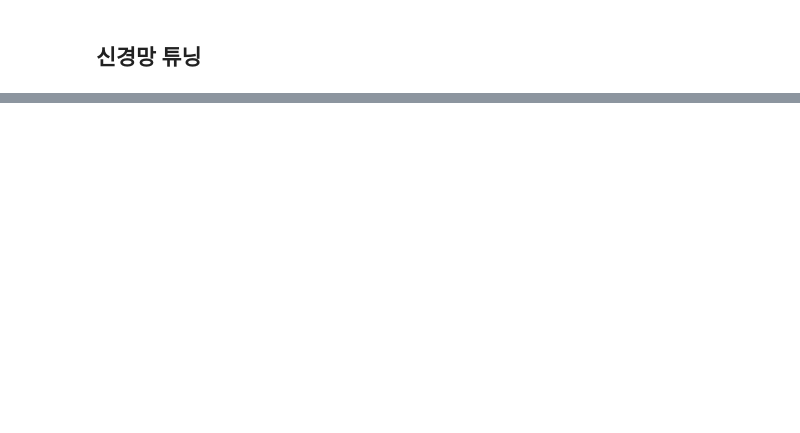
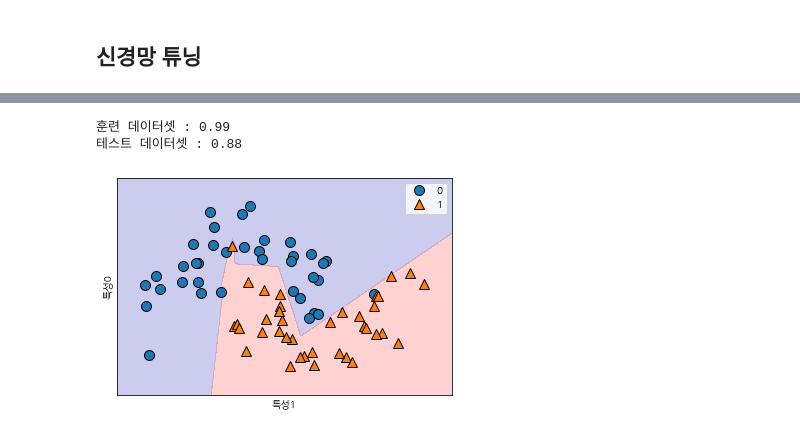
Before and after one commit to sdlee1026/machine, a Jupyter notebook: models/Supervised_Learning/deep_learning.ipynb, the cells around one changed output, grey strips where cells are left out. Saved outputs shown, nothing was run; the diff lists cells and outputs as text; code cells hidden in the pictures; blank space fills up the shorter version.

```diff
--- a/models/Supervised_Learning/deep_learning.ipynb
+++ b/models/Supervised_Learning/deep_learning.ipynb
@@ -110,3 +110,24 @@ display(mglearn.plots.plot_two_hidden_layer_graph())
 # 이와 같이 많은 은닉층으로 구성된, 대규모의 신경망이 생기면서 이를 딥러닝이라고 부르게됨
 # %% [markdown]
 ## 신경망 튜닝
+# %%
+# two_moons dataset use, 분류를 위한 MLP 구현, MLPClassifier 적용
+from sklearn.datasets import make_moons
+from sklearn.neural_network import MLPClassifier
+
+X, y = make_moons(n_samples=100, noise=0.25, random_state=3)
+
+X_train, X_test, y_train, y_test = train_test_split(X, y, stratify = y, random_state=42)
+
+mlp = MLPClassifier(solver='lbfgs', random_state=0).fit(X_train, y_train)
+# The default solver 'adam' works pretty well on relatively
+# large datasets (with thousands of training samples or more) in terms of
+# both training time and validation score.
+# For small datasets, however, 'lbfgs' can converge faster and perform better
+mglearn.plots.plot_2d_separator(mlp, X_train, fill=True, alpha=.2)
+mglearn.discrete_scatter(X_train[:,0], X_train[:,1], y_train)
+plt.xlabel('특성1')
+plt.ylabel('특성0')
+plt.legend(loc='best')
+print('훈련 데이터셋 : {:.2f}'.format(mlp.score(X_train, y_train)))
+print('테스트 데이터셋 : {:.2f}'.format(mlp.score(X_test, y_test)))
@@ -112,0 +143,18 @@ display(mglearn.plots.plot_two_hidden_layer_graph())
+# %%
+
+mlp_10 = MLPClassifier(solver='lbfgs', random_state=0, hidden_layer_sizes=[10]).fit(X_train, y_train)
+mglearn.plots.plot_2d_separator(mlp_10, X_train, fill=True, alpha=.2)
+mglearn.discrete_scatter(X_train[:,0], X_train[:,1], y_train)
+plt.xlabel('특성1')
+plt.ylabel('특성0')
+plt.legend(loc='best')
+print('훈련 데이터셋 : {:.2f}'.format(mlp_10.score(X_train, y_train)))
+print('테스트 데이터셋 : {:.2f}'.format(mlp_10.score(X_test, y_test)))
+# 결정경계가 비교적 날카로워진 것을 확인할 수 있음
+# 기본 비선형 함수(활성화함수)는 (Default) Relu 함수임
+# 은닉층이 하나이므로, 결정 경계를 만드는 함수는 직선 10개가 합쳐져서 구성됨
+# 더 매끄러운 결정 경계를 원한다면, 은닉 유닛 갯수를 추가하거나, 은닉층을 추가하거나, 또는 tanh함수를 사용 할 수도 있음
+# %% [output]
+훈련 데이터셋 : 0.99
+테스트 데이터셋 : 0.88
+[figure, added]
```
Also changed, not shown: parts of 9 cells of this notebook.
